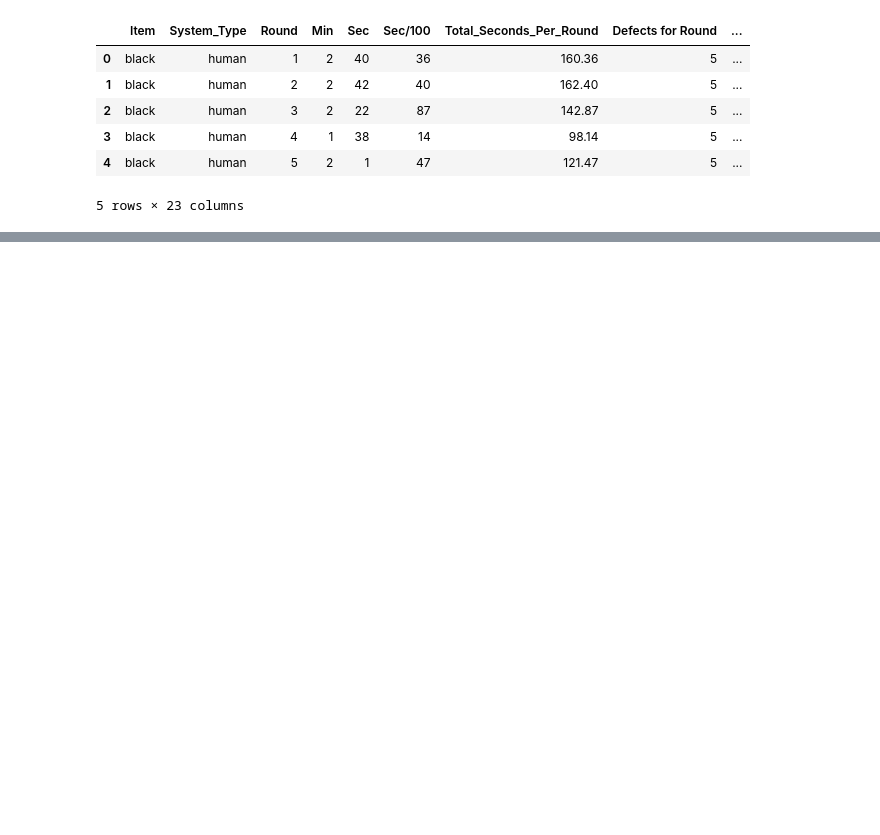
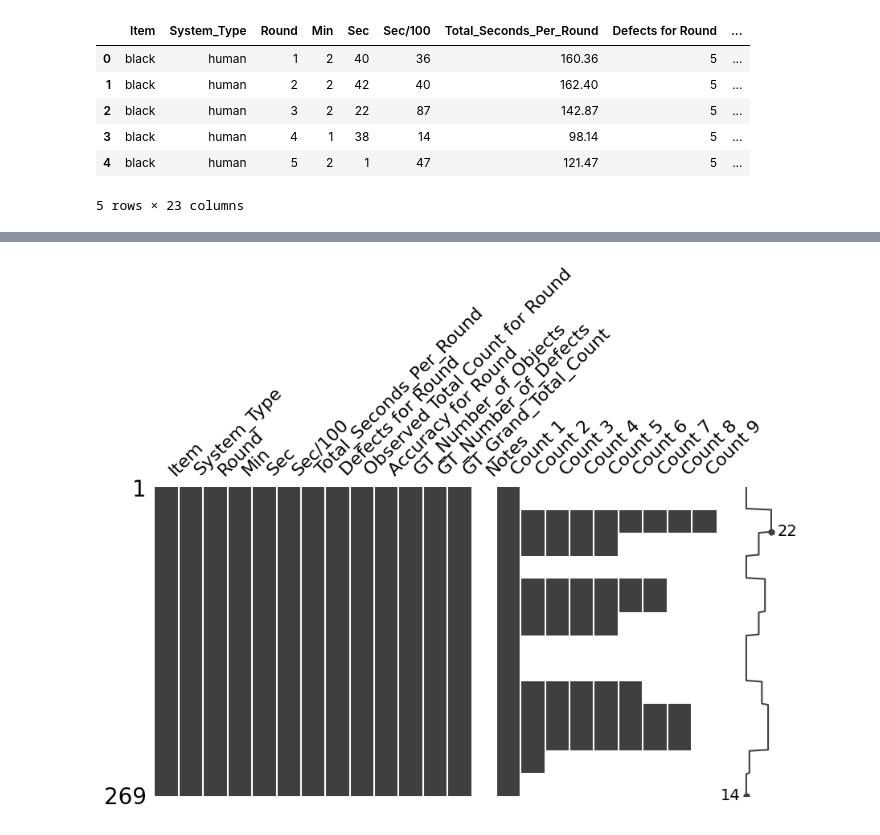
Before and after one commit to erwincarlogonzales/mldetection_data_analysis, a Jupyter notebook: data_analysis.ipynb, the cells around one changed output, grey strips where cells are left out. Drawn from its saved outputs; the diff is of its cells as text; code cells hidden in the pictures; blank space fills up the shorter version.

```diff
--- a/data_analysis.ipynb
+++ b/data_analysis.ipynb
@@ -19,0 +55,8 @@ e:\Documents\GitHub\mldetection_data_analysis\.venv\Scripts\python.exe
+# %%
+import matplotlib.pyplot as plt
+import missingno as msno
+
+msno.matrix(df, figsize=(10, 5))
+plt.show()
+# %% [output]
+[figure, added]
```
Also changed, not shown: parts of 4 cells of this notebook, 2 other files.
